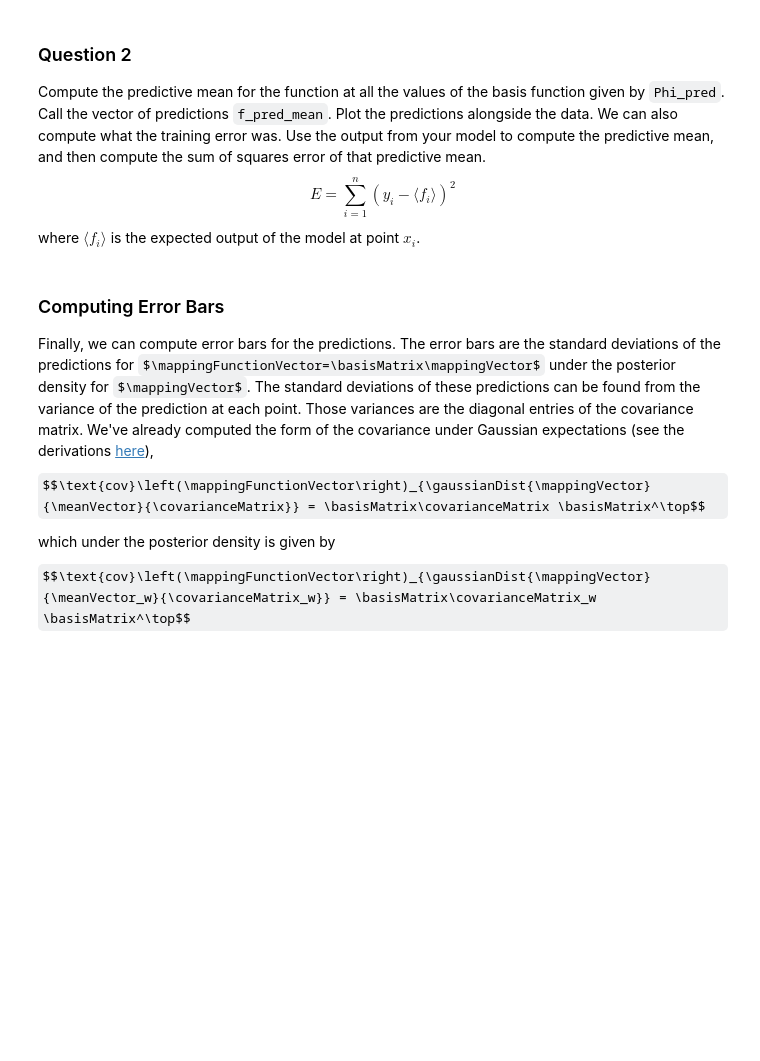
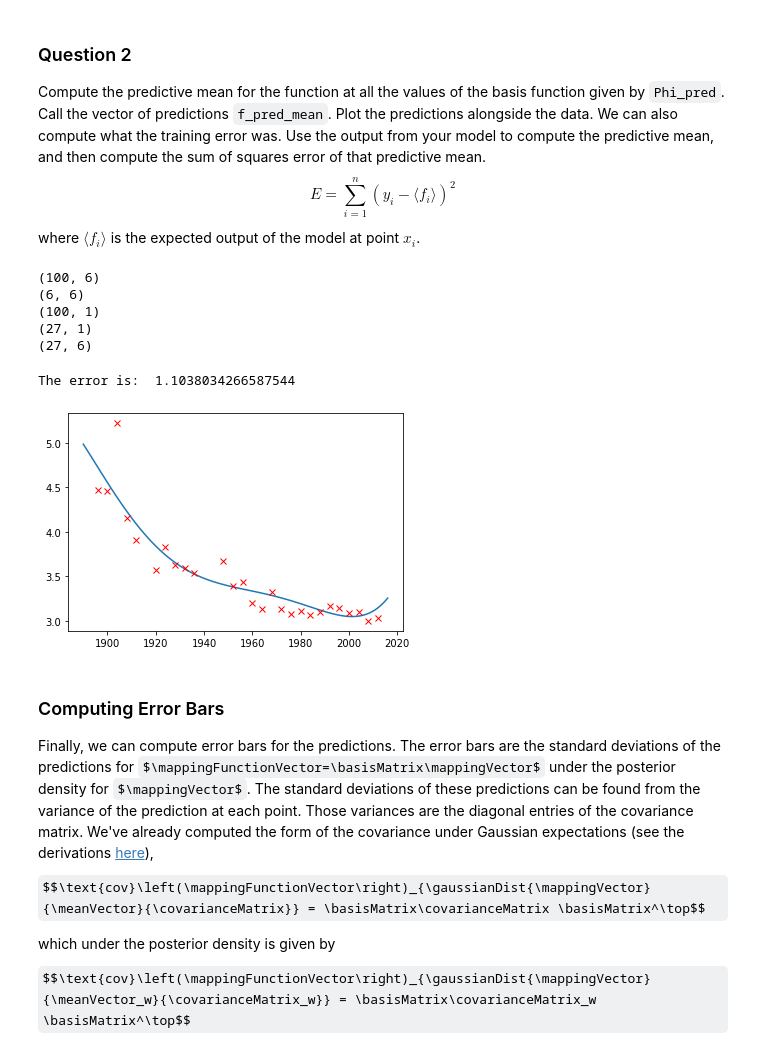
Before and after one commit to maalvarezl/MLAI, a Jupyter notebook: Lab 6 - Bayesian regression & DL intro.ipynb, the cells around one changed output. Saved outputs shown, nothing was run; the diff lists cells and outputs as text; code cells hidden in the pictures; some formulas as TeX source; blank space fills up the shorter version.

```diff
--- a/Lab 6 - Bayesian regression & DL intro.ipynb
+++ b/Lab 6 - Bayesian regression & DL intro.ipynb
@@ -487,19 +468,40 @@ $$
 E = \sum_{i=1}^n (y_i - \langle f_i\rangle)^2
 $$
 where $\langle f_i\rangle$ is the expected output of the model at point $x_i$.
+# %%
+Phi_pred.shape
+print(Phi_pred.shape)
+print(w_cov.shape)
+print(x_pred.shape)
+print(x.shape)
+print(Phi.shape)
+# %% [output]
+(100, 6)
+(6, 6)
+(100, 1)
+(27, 1)
+(27, 6)
 # %%
 # Question 2 Answer Code
 # Write code for you answer to this question in this box
 
 # compute mean under posterior density
-f_pred_mean =
+w_sample = np.random.multivariate_normal(w_mean.flatten(), w_cov)
+f_pred = Phi_pred @ w_sample
+f_pred_mean = f_pred.mean()
 
 # plot the predictions
+plt.plot(x_pred.flatten(),f_pred.flatten())
+plt.plot(x, y, 'rx') # plot data to show fit.
 
 # compute mean at the training data and sum of squares error
-f_mean =
-sum_squares =
+f = Phi @ w_sample
+f_mean = f.mean()
+sum_squares = (y.flatten() - Phi @ w_sample).T @ (y.flatten() - Phi @ w_sample)
 print('The error is: ', sum_squares)
+# %% [output]
+The error is:  1.1038034266587544
+[figure, added]
 # %% [markdown]
 ### Computing Error Bars
 
```
Also changed, not shown: parts of 22 cells of this notebook.
